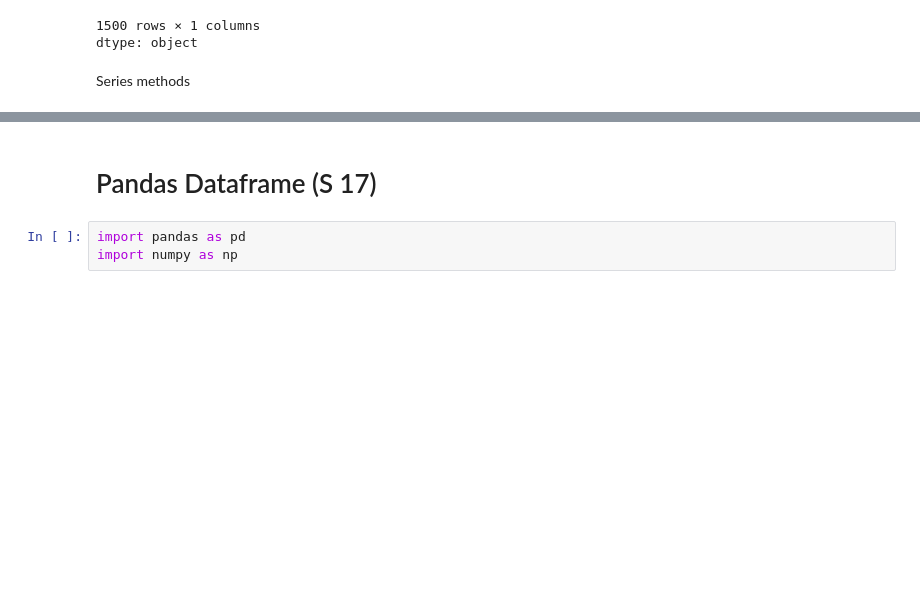
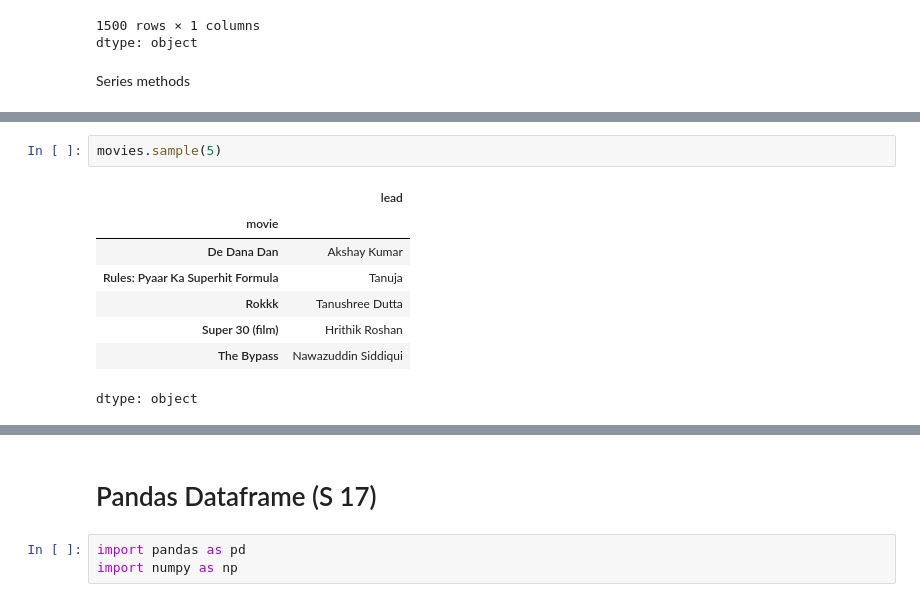
Before and after one commit to ananya-codes-data/Learning-Python, a Jupyter notebook: Notes/sess_pandas.ipynb, the cells around one changed output, grey strips where cells are left out. Saved outputs shown, nothing was run; the diff lists cells and outputs as text; blank space fills up the shorter version.

```diff
--- a/Notes/sess_pandas.ipynb
+++ b/Notes/sess_pandas.ipynb
@@ -186,0 +242,11 @@ Series methods
+# %%
+movies.sample(5)
+# %% [output]
+|  | lead |
+| movie |  |
+| De Dana Dan | Akshay Kumar |
+| Rules: Pyaar Ka Superhit Formula | Tanuja |
+| Rokkk | Tanushree Dutta |
+| Super 30 (film) | Hrithik Roshan |
+| The Bypass | Nawazuddin Siddiqui |
+dtype: object
```
Also changed, not shown: parts of 29 cells of this notebook.
